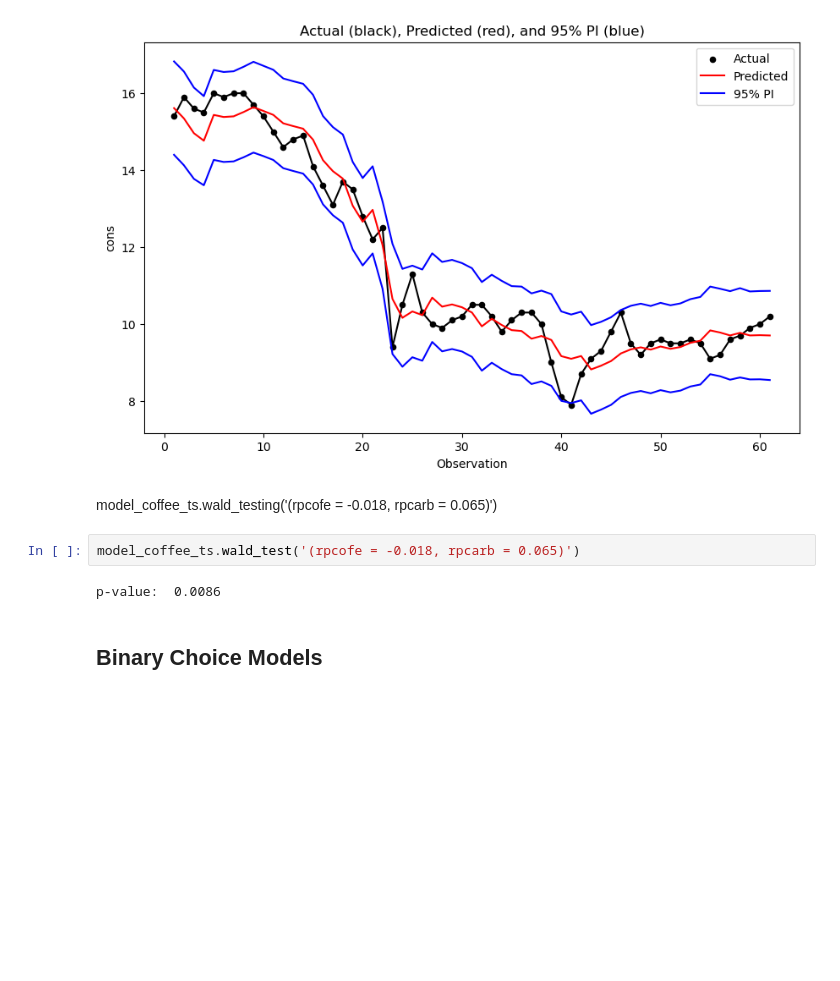
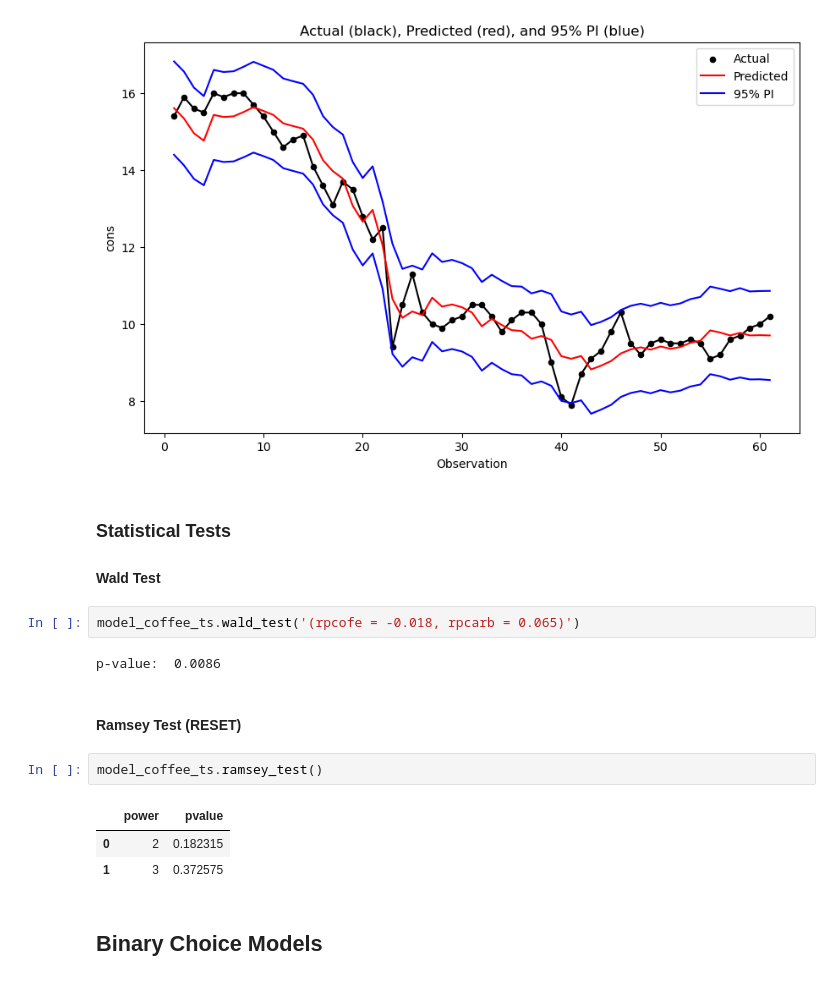
Before and after one commit to dnepple/tprstats-python, a Jupyter notebook: docs/models.ipynb, the cells around one changed output. Cells and saved outputs as stored; diff of their text form; blank space fills up the shorter version.

Commit message:
docs: linear model stat tests

```diff
--- a/docs/models.ipynb
+++ b/docs/models.ipynb
@@ -101,12 +101,22 @@ dtype: float64
 model_coffee_ts.plot_actual_fitted()
 # %% [output]
 [figure]
-# %% [markdown]
-model_coffee_ts.wald_testing('(rpcofe = -0.018, rpcarb = 0.065)')
+# %% [markdown]
+### Statistical Tests
+
+#### Wald Test
 # %%
 model_coffee_ts.wald_test('(rpcofe = -0.018, rpcarb = 0.065)')
 # %% [output]
 p-value:  0.0086
+# %% [markdown]
+#### Ramsey Test (RESET)
+# %%
+model_coffee_ts.ramsey_test()
+# %% [output]
+|  | power | pvalue |
+| 0 | 2 | 0.182315 |
+| 1 | 3 | 0.372575 |
 # %% [markdown]
 ## Binary Choice Models
 # %%
```
Also changed, not shown: parts of 3 cells of this notebook.
